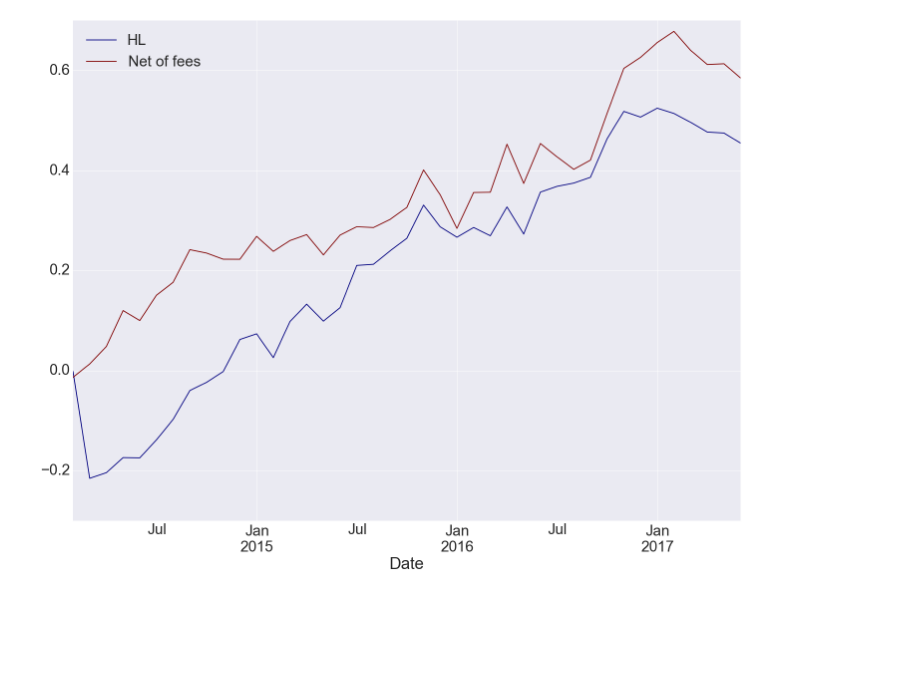
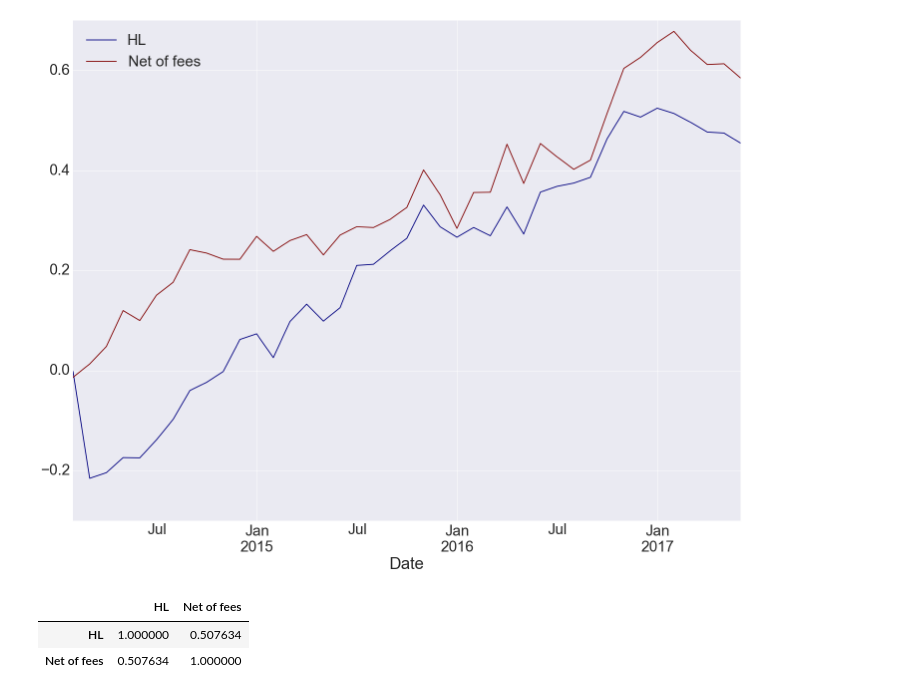
Before and after one commit to mrefermat/Project_C, a Jupyter notebook: Performance comparison.ipynb, the cells around one changed output. Cells and saved outputs as stored; diff of their text form; code cells hidden in the pictures; blank space fills up the shorter version.

```diff
--- a/Performance comparison.ipynb
+++ b/Performance comparison.ipynb
@@ -89,3 +89,9 @@ df.pct_change().cumsum().dropna().plot(colormap='jet')
 # %% [output]
 <matplotlib.axes._subplots.AxesSubplot at 0x...>
 [figure]
+# %%
+df.pct_change().corr()
+# %% [output]
+|  | HL | Net of fees |
+| HL | 1.000000 | 0.507634 |
+| Net of fees | 0.507634 | 1.000000 |
```
